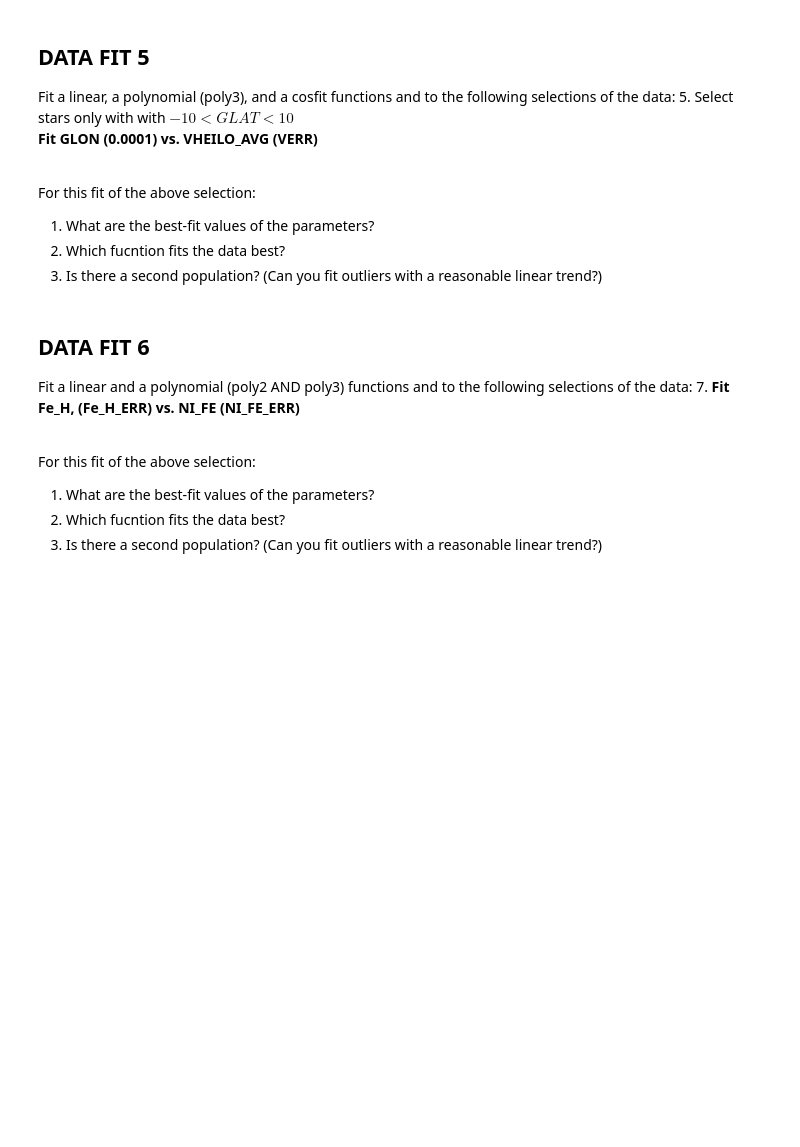
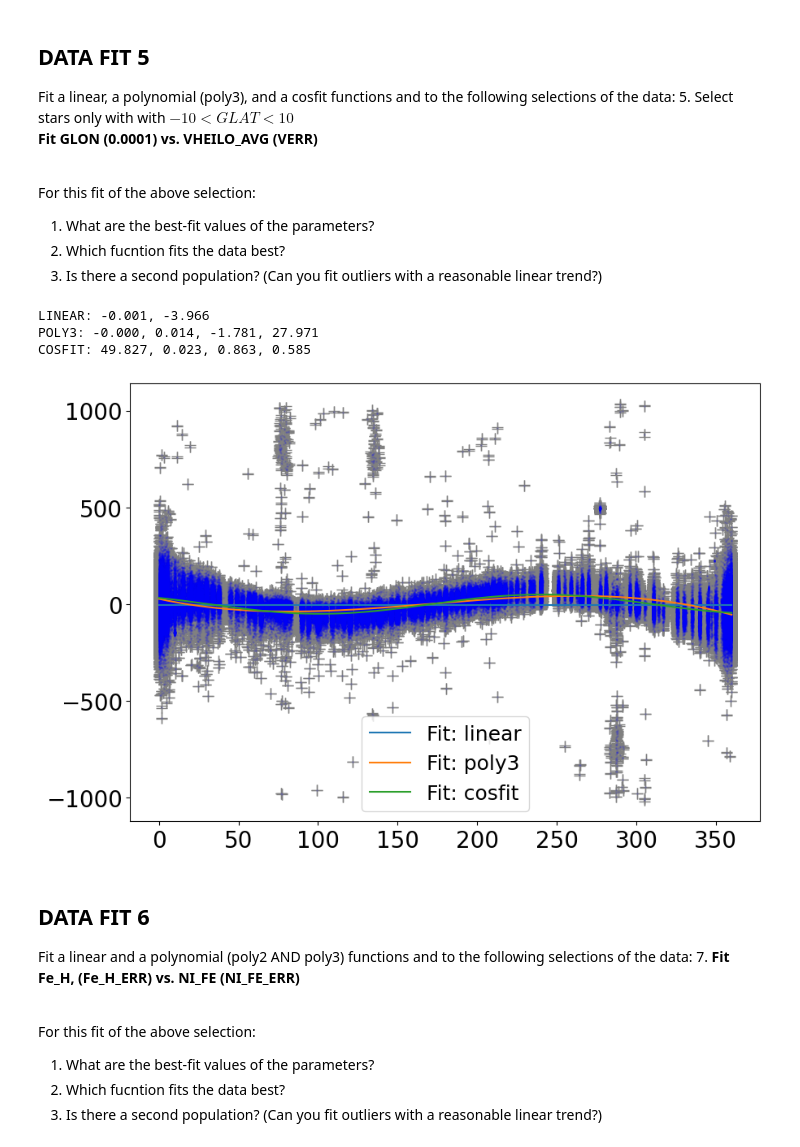
Before and after one commit to DarthWyatt/PHYS_20323, a Jupyter notebook: Perrine_W_25_HW12a.ipynb, the cells around one changed output. Drawn from its saved outputs; the diff is of its cells as text; code cells hidden in the pictures; blank space fills up the shorter version.

```diff
--- a/Perrine_W_25_HW12a.ipynb
+++ b/Perrine_W_25_HW12a.ipynb
@@ -536,3 +551,64 @@ For this fit of the above selection:
+# %%
+badbits = 2**23
+suspectbits = 2**16
+#=================================================================================
+ct1 = (np.bitwise_and(star['aspcapflag'], badbits) == 0) & \
+     (np.bitwise_and(star['starflag'], suspectbits) == 0) & \
+     (star['GLAT'] < 10) &\
+     (star['GLAT'] > -10)
+cut1 = np.where(ct1)[0]
+#=================================================================================
+## LINEAR FIT (2 parameter)
+slope, intercept = mcFit2(linear, star['GLON'][cut1], star['VHELIO_AVG'][cut1], 0.0001, \
+                          star['VERR'][cut1], p0=[0,0])
+print(f'LINEAR: {slope:.3f}, {intercept:.3f}')
+
+#=================================================================================
+## POLY3 FIT (4 parameter)
+polyA, polyB, polyC, polyD  = mcFit4(poly3, star['GLON'][cut1], star['VHELIO_AVG'][cut1], 0.0001, \
+                         star['VERR'][cut1],p0=[600,1,1,1])
+print(f'POLY3: {polyA:.3f}, {polyB:.3f}, {polyC:.3f}, {polyD:.3f}')
+
+#=================================================================================
+## COS FIT (4 parameter)
+cfA, cfB, cfC, cfD = mcFit4(cosfit, star['GLON'][cut1], star['VHELIO_AVG'][cut1], 0.0001, \
+                            star['VERR'][cut1],p0=[60,0.02,0,0])
+print(f'COSFIT: {cfA:.3f}, {cfB:.3f}, {cfC:.3f}, {cfD:.3f}')
+#=================================================================================
+
+fig1 = plt.figure(figsize=(10,7))
+ax1 = fig1.add_subplot(111)
+ax1.xaxis.set_tick_params(labelsize=20)
+ax1.yaxis.set_tick_params(labelsize=20)
+
+ax1.scatter(star['GLON'][cut1],star['VHELIO_AVG'][cut1],s=1,c='b',alpha=0.1)
+ax1.errorbar(star['GLON'][cut1],star['VHELIO_AVG'][cut1], xerr=(0.0001),
+             yerr=star['VERR'][cut1], ecolor='grey',fmt='none', capsize=5, zorder=0)
+
+
+#=================================================================================
+# PLOT DATA FITS FROM ABOVE
+x_plot = np.linspace(0,360,1000) # X-PLOTING FOR FITS
+
+#=================================================================================
+#linear fit
+ax1.plot(x_plot,linear(x_plot, slope, intercept), label='Fit: linear')
+#poly2 fit
+ax1.plot(x_plot,poly3(x_plot, polyA, polyB, polyC, polyD), label='Fit: poly3')
+#cosfit
+ax1.plot(x_plot,cosfit(x_plot, cfA, cfB, cfC, cfD), label='Fit: cosfit')
+
+plt.legend(loc='best', fontsize=18)
+plt.show()
+
+
+#The best fit for this graph would be the Cos fit
+#There is not a second population
+# %% [output]
+LINEAR: -0.001, -3.966
+POLY3: -0.000, 0.014, -1.781, 27.971
+COSFIT: 49.827, 0.023, 0.863, 0.585
+[figure, added]
 # %% [markdown]
 ## DATA FIT 6
 
```
Also changed, not shown: parts of 7 cells of this notebook.
